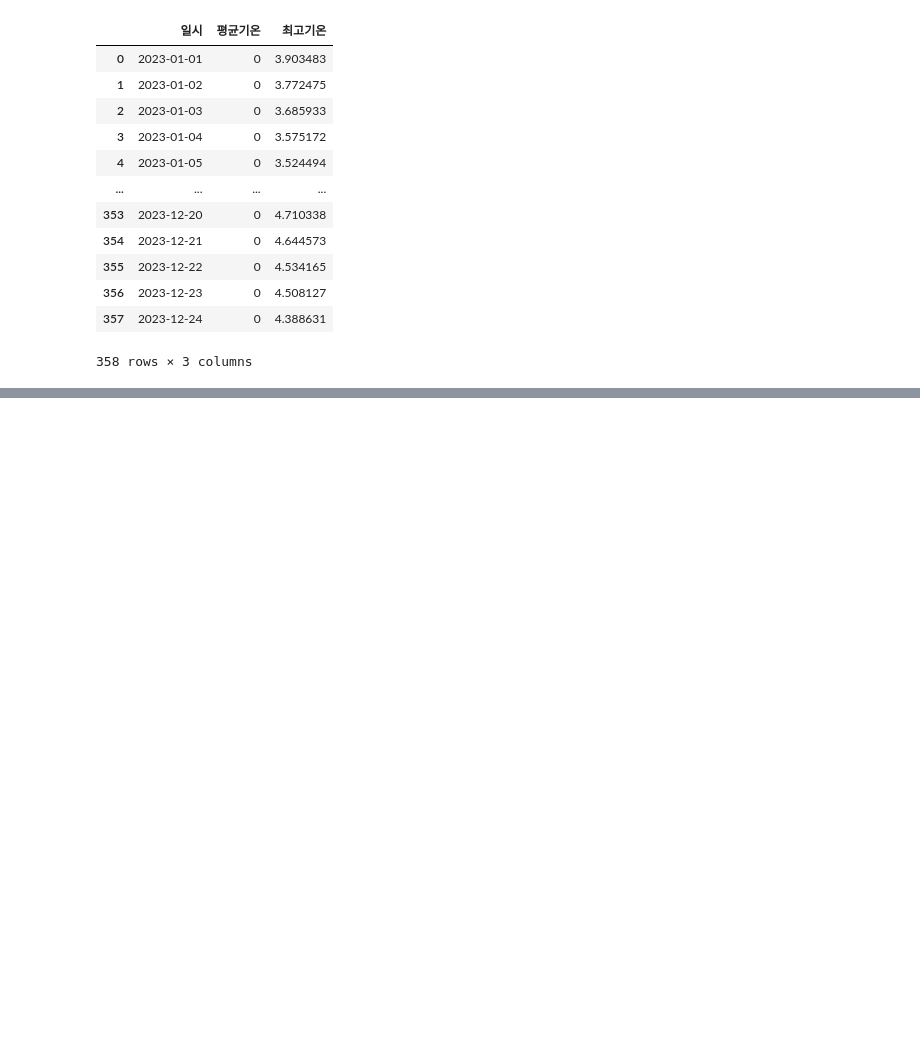
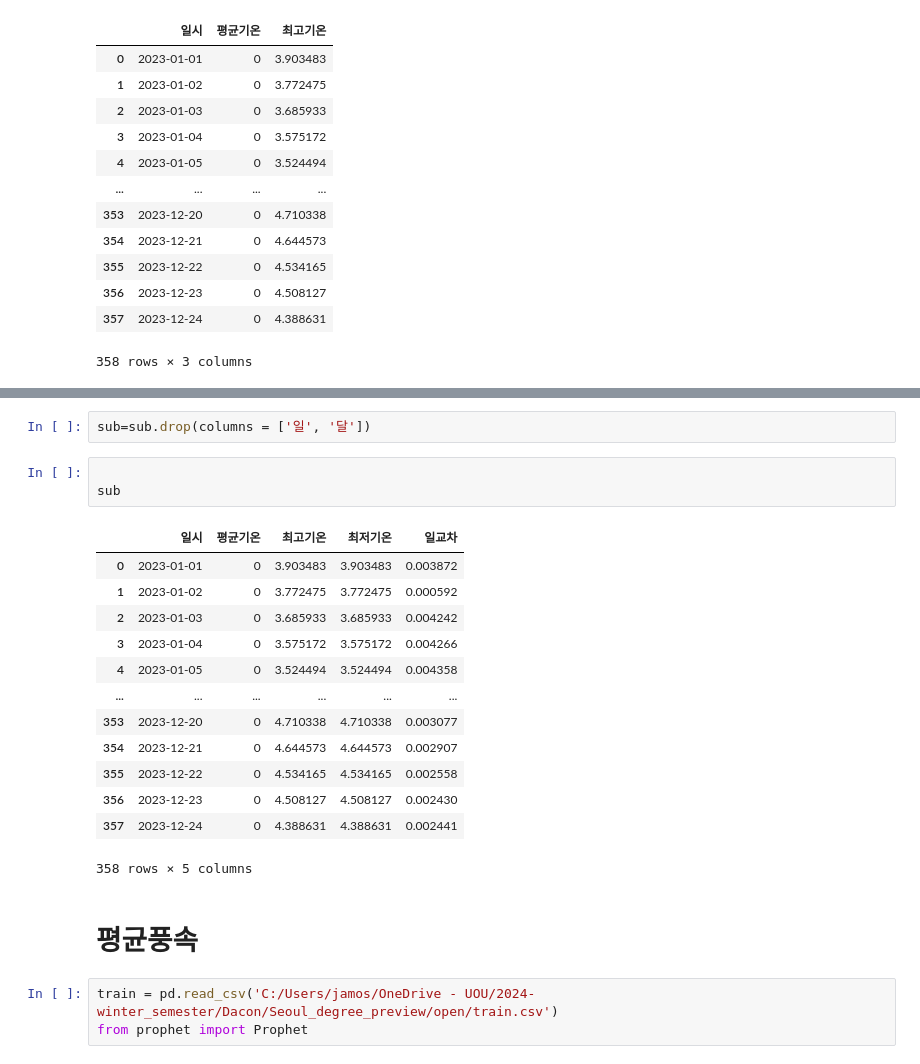
Before and after one commit to kimdyoc13/Dacon, a Jupyter notebook: code_write_KDY.ipynb, the cells around one changed output, grey strips where cells are left out. Drawn from its saved outputs; the diff is of its cells as text; blank space fills up the shorter version.

```diff
--- a/code_write_KDY.ipynb
+++ b/code_write_KDY.ipynb
@@ -233,0 +625,24 @@ sub
+# %%
+sub=sub.drop(columns = ['일', '달'])
+# %%
+
+sub
+# %% [output]
+|  | 일시 | 평균기온 | 최고기온 | 최저기온 | 일교차 |
+| 0 | 2023-01-01 | 0 | 3.903483 | 3.903483 | 0.003872 |
+| 1 | 2023-01-02 | 0 | 3.772475 | 3.772475 | 0.000592 |
+| 2 | 2023-01-03 | 0 | 3.685933 | 3.685933 | 0.004242 |
+| 3 | 2023-01-04 | 0 | 3.575172 | 3.575172 | 0.004266 |
+| 4 | 2023-01-05 | 0 | 3.524494 | 3.524494 | 0.004358 |
+| ... | ... | ... | ... | ... | ... |
+| 353 | 2023-12-20 | 0 | 4.710338 | 4.710338 | 0.003077 |
+| 354 | 2023-12-21 | 0 | 4.644573 | 4.644573 | 0.002907 |
+| 355 | 2023-12-22 | 0 | 4.534165 | 4.534165 | 0.002558 |
+| 356 | 2023-12-23 | 0 | 4.508127 | 4.508127 | 0.002430 |
+| 357 | 2023-12-24 | 0 | 4.388631 | 4.388631 | 0.002441 |
+358 rows × 5 columns
+# %% [markdown]
+# 평균풍속
+# %%
+train = pd.read_csv('C:/Users/jamos/OneDrive - UOU/2024-winter_semester/Dacon/Seoul_degree_preview/open/train.csv')
+from prophet import Prophet
```
Also changed, not shown: parts of 40 cells of this notebook.
